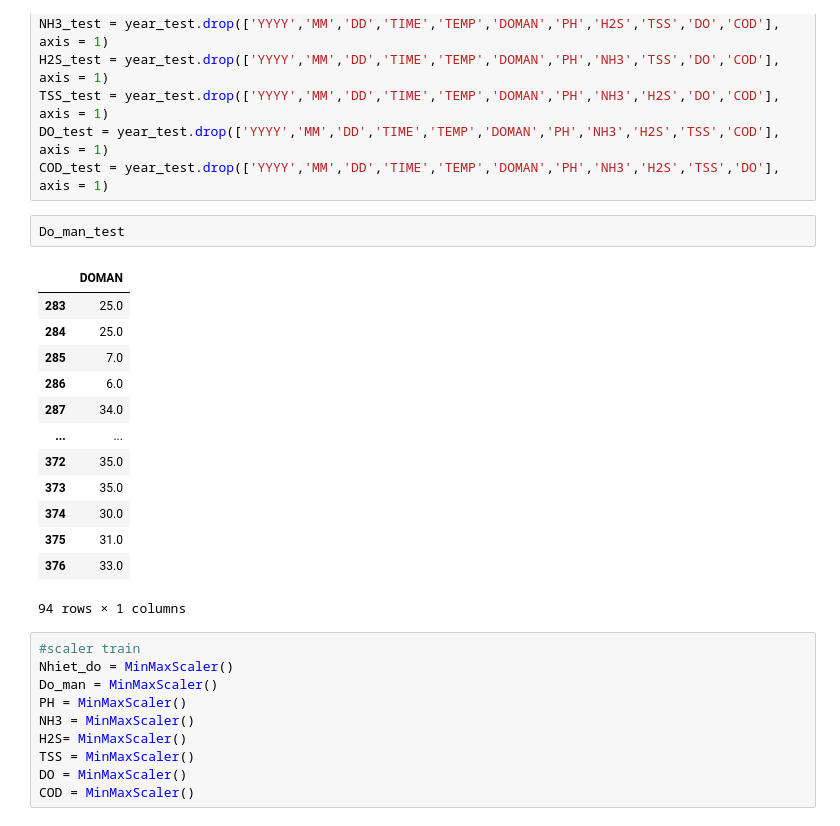
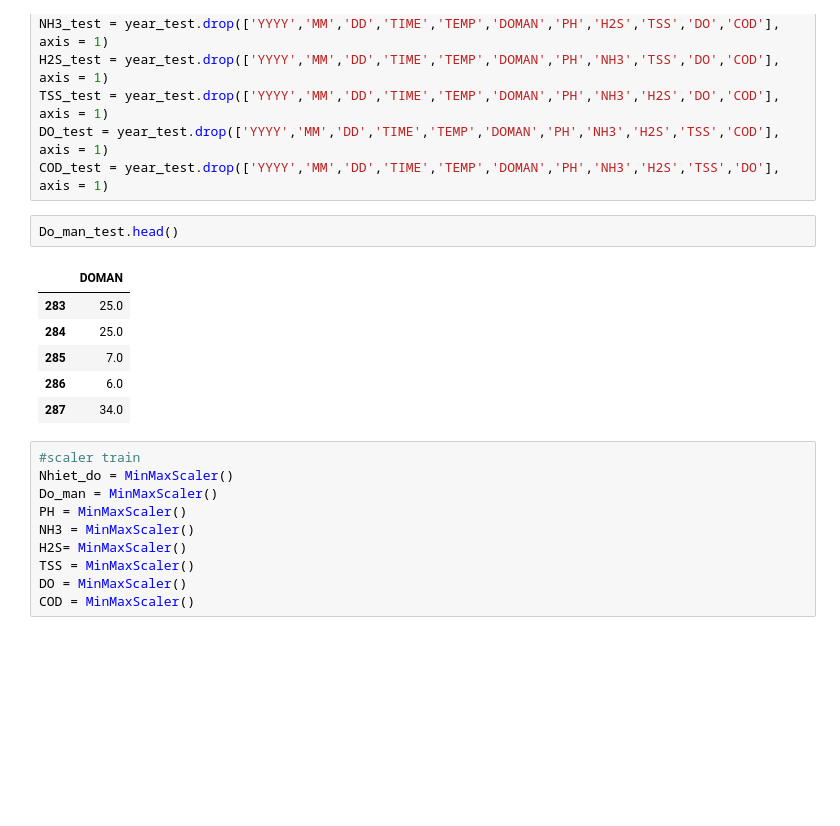
Before and after one commit to tambuingoc/Demo_Project_PY, a Jupyter notebook: Du_an_PY/prepairtation_2021_20.ipynb, the cells around one changed output. Cells and saved outputs as stored; diff of their text form; blank space fills up the shorter version.

```diff
--- a/Du_an_PY/prepairtation_2021_20.ipynb
+++ b/Du_an_PY/prepairtation_2021_20.ipynb
@@ -53,21 +44,14 @@ TSS_test = year_test.drop(['YYYY','MM','DD','TIME','TEMP','DOMAN','PH','NH3','H2
 DO_test = year_test.drop(['YYYY','MM','DD','TIME','TEMP','DOMAN','PH','NH3','H2S','TSS','COD'], axis = 1)
 COD_test = year_test.drop(['YYYY','MM','DD','TIME','TEMP','DOMAN','PH','NH3','H2S','TSS','DO'], axis = 1)
 # %%
-Do_man_test
+Do_man_test.head()
 # %% [output]
 |  | DOMAN |
 | 283 | 25.0 |
 | 284 | 25.0 |
 | 285 | 7.0 |
 | 286 | 6.0 |
 | 287 | 34.0 |
-| ... | ... |
-| 372 | 35.0 |
-| 373 | 35.0 |
-| 374 | 30.0 |
-| 375 | 31.0 |
-| 376 | 33.0 |
-94 rows × 1 columns
 # %%
 #scaler train
 Nhiet_do = MinMaxScaler()
```
Also changed, not shown: parts of 4 cells of this notebook.
